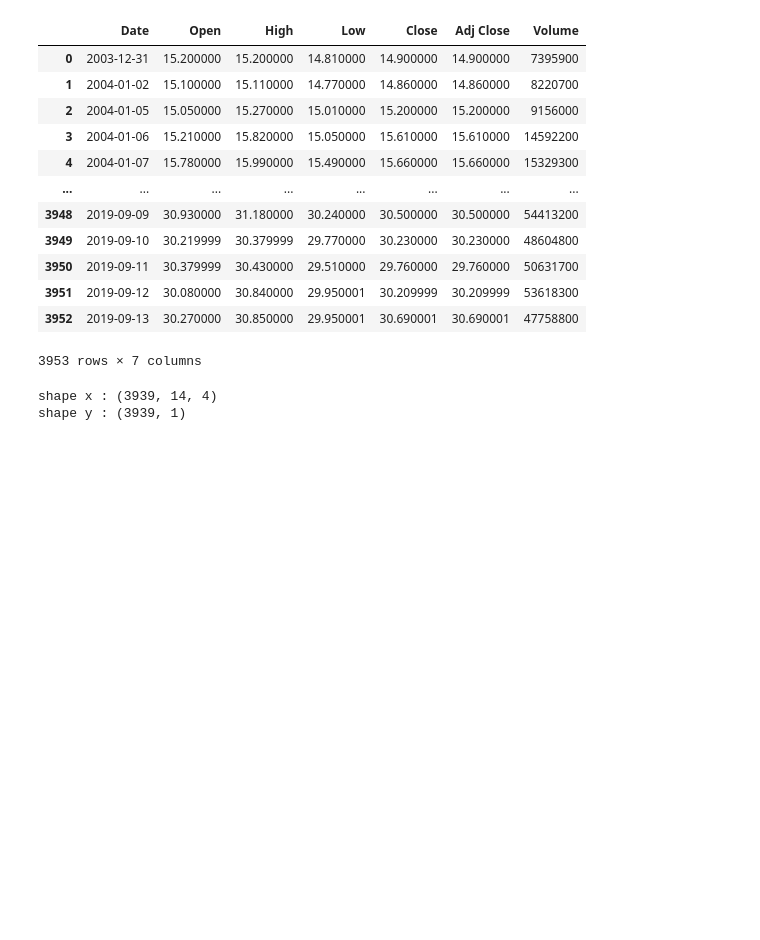
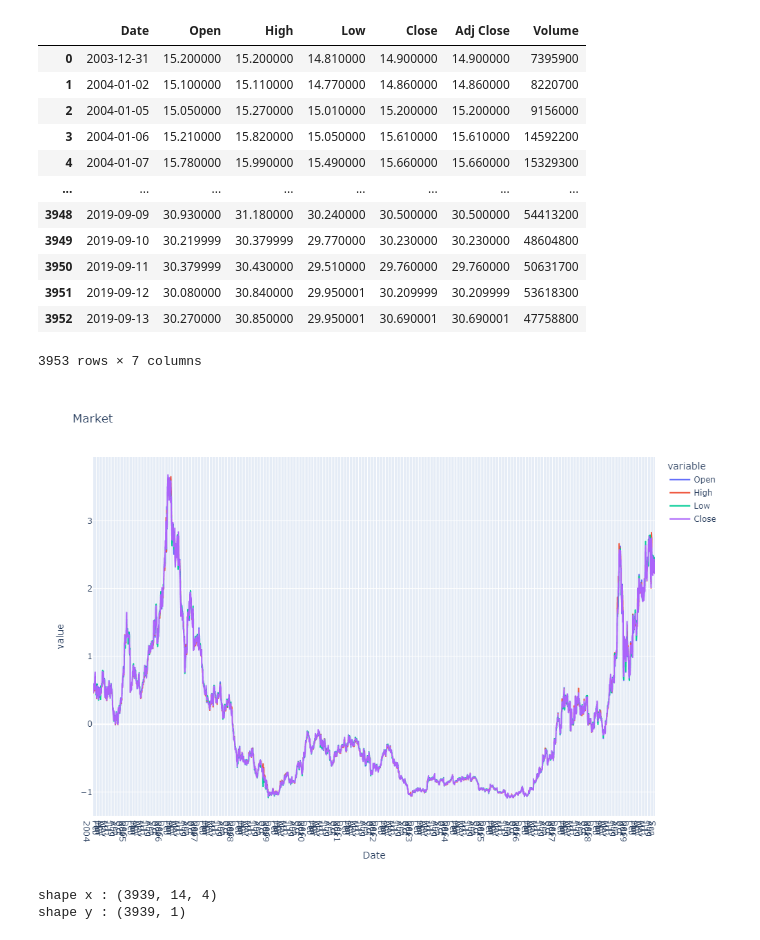
Before and after one commit to tatailes19/Time_Series, a Jupyter notebook: Deep_learning/Lstm_ts.ipynb, the cells around one changed output. Cells and saved outputs as stored; diff of their text form; code cells hidden in the pictures; blank space fills up the shorter version.

```diff
--- a/Deep_learning/Lstm_ts.ipynb
+++ b/Deep_learning/Lstm_ts.ipynb
@@ -34,14 +34,19 @@ for i in amd_train.columns :
 amd_plot_train = amd_train.copy()
 amd_plot_train["Date"] = amd.Date
 # %%
+from IPython.display import Image
 fig = px.line(amd_plot_train, x="Date", y=amd_plot_train.columns,
               hover_data={"Date": "|%B %d, %Y"},
               title='Market')
 fig.update_xaxes(
     dtick="M1",
     tickformat="%b\n%Y")
 fig.update_layout(height = 600,width = 900)
-fig.show()
+image_bytes = fig.to_image(format='png',  width=1000, height=700, scale=1)
+
+Image(image_bytes)
+# %% [output]
+[figure, added]
 # %%
 h = 1
 past = 14
```
Also changed, not shown: parts of 6 cells of this notebook.
